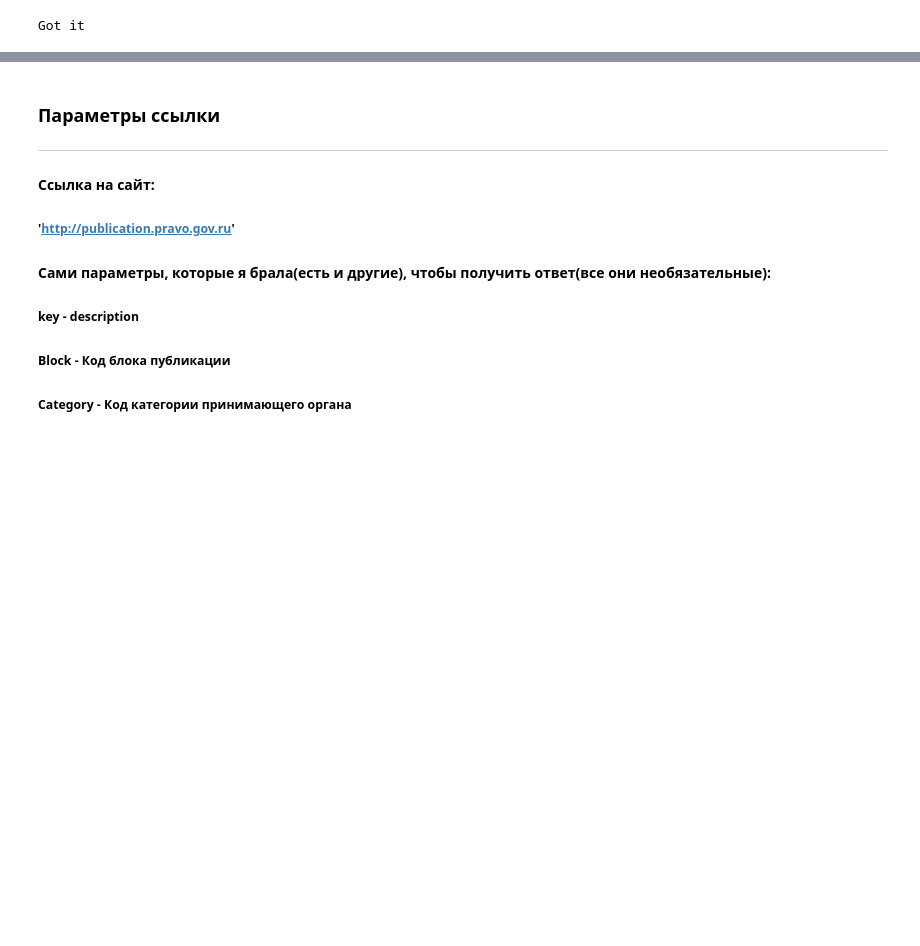
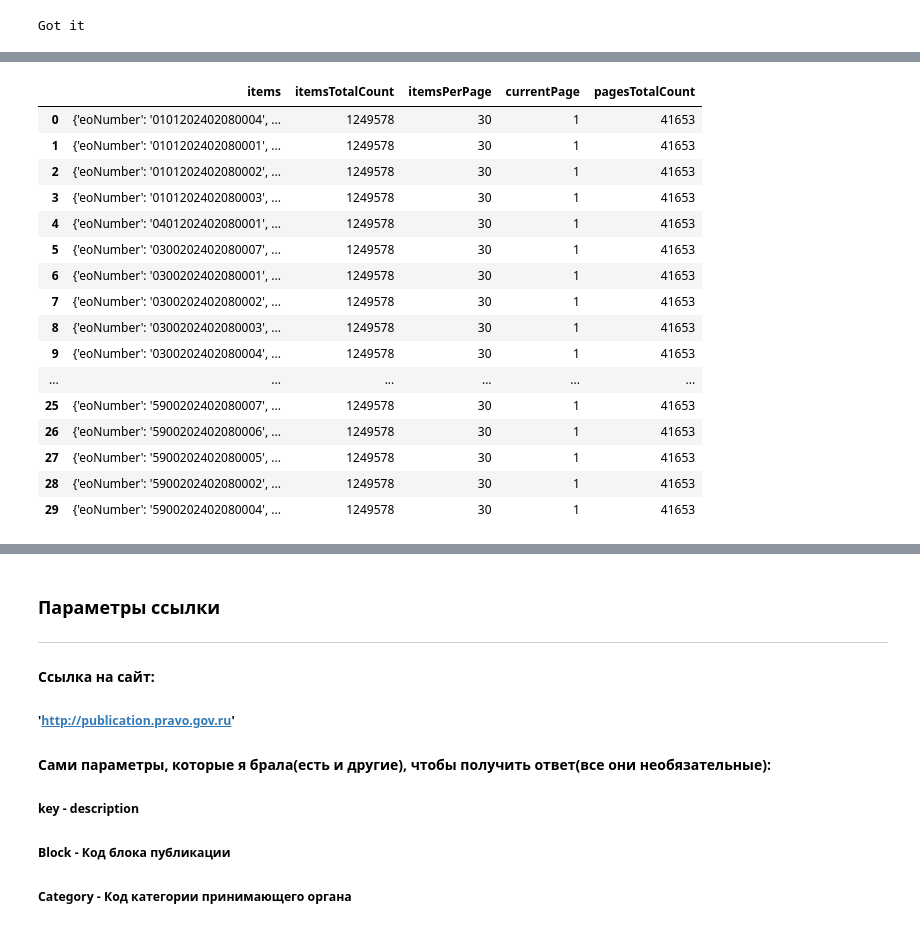
Before and after one commit to Ki-sam-en/API-requests-and-coding, a Jupyter notebook: API_httpx.ipynb, the cells around one changed output, grey strips where cells are left out. Cells and saved outputs as stored; diff of their text form; code cells hidden in the pictures; blank space fills up the shorter version.

Commit message:
Python API pravo gov

```diff
--- a/API_httpx.ipynb
+++ b/API_httpx.ipynb
@@ -31,0 +47,21 @@ Got it
+# %%
+df = pd.read_json('C:/Users/root/.vscode/my_my_project_public_version/LawAI 2.0/api_pravo_gov.json')
+df
+# %% [output]
+|  | items | itemsTotalCount | itemsPerPage | currentPage | pagesTotalCount |
+| 0 | {'eoNumber': '0101202402080004', ... | 1249578 | 30 | 1 | 41653 |
+| 1 | {'eoNumber': '0101202402080001', ... | 1249578 | 30 | 1 | 41653 |
+| 2 | {'eoNumber': '0101202402080002', ... | 1249578 | 30 | 1 | 41653 |
+| 3 | {'eoNumber': '0101202402080003', ... | 1249578 | 30 | 1 | 41653 |
+| 4 | {'eoNumber': '0401202402080001', ... | 1249578 | 30 | 1 | 41653 |
+| 5 | {'eoNumber': '0300202402080007', ... | 1249578 | 30 | 1 | 41653 |
+| 6 | {'eoNumber': '0300202402080001', ... | 1249578 | 30 | 1 | 41653 |
+| 7 | {'eoNumber': '0300202402080002', ... | 1249578 | 30 | 1 | 41653 |
+| 8 | {'eoNumber': '0300202402080003', ... | 1249578 | 30 | 1 | 41653 |
+| 9 | {'eoNumber': '0300202402080004', ... | 1249578 | 30 | 1 | 41653 |
+| ... | ... | ... | ... | ... | ... |
+| 25 | {'eoNumber': '5900202402080007', ... | 1249578 | 30 | 1 | 41653 |
+| 26 | {'eoNumber': '5900202402080006', ... | 1249578 | 30 | 1 | 41653 |
+| 27 | {'eoNumber': '5900202402080005', ... | 1249578 | 30 | 1 | 41653 |
+| 28 | {'eoNumber': '5900202402080002', ... | 1249578 | 30 | 1 | 41653 |
+| 29 | {'eoNumber': '5900202402080004', ... | 1249578 | 30 | 1 | 41653 |
```
Also changed, not shown: parts of 9 cells of this notebook.
